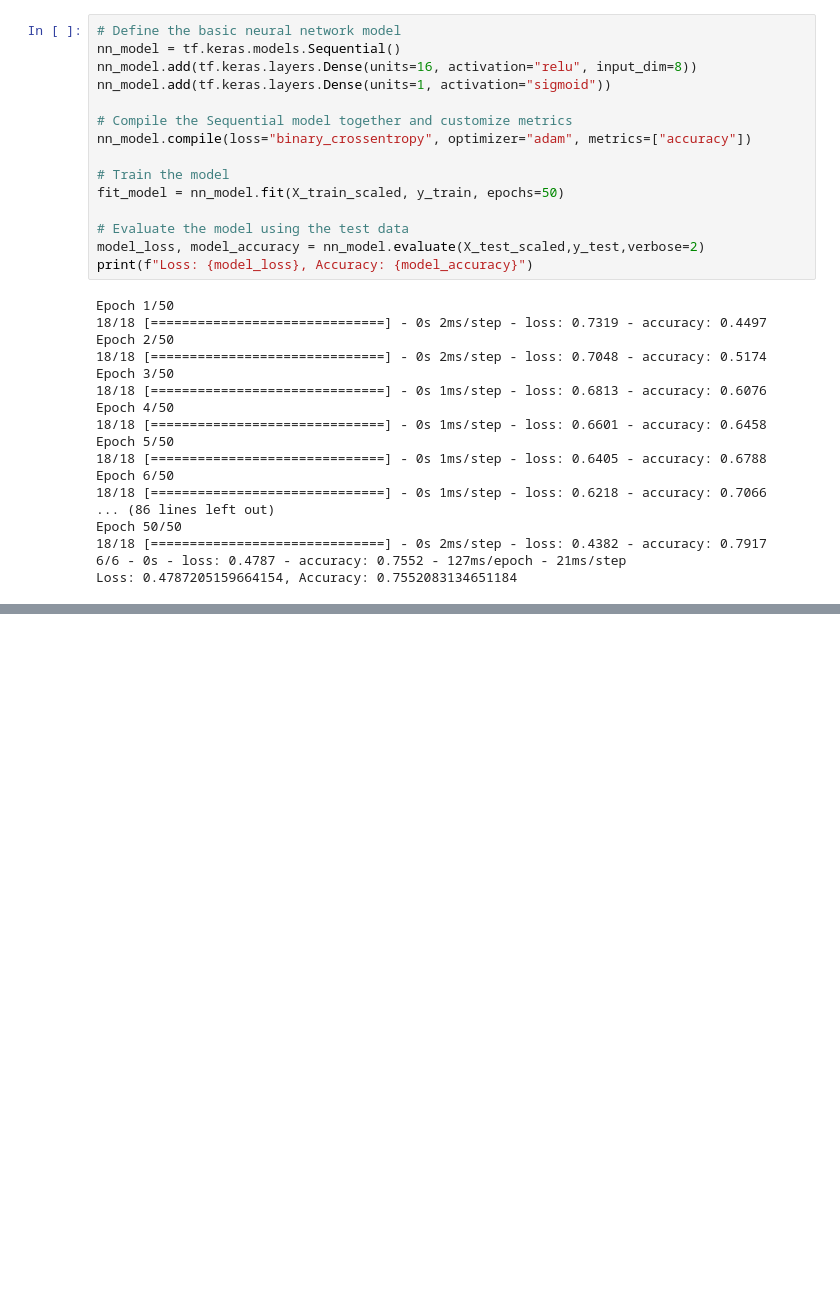
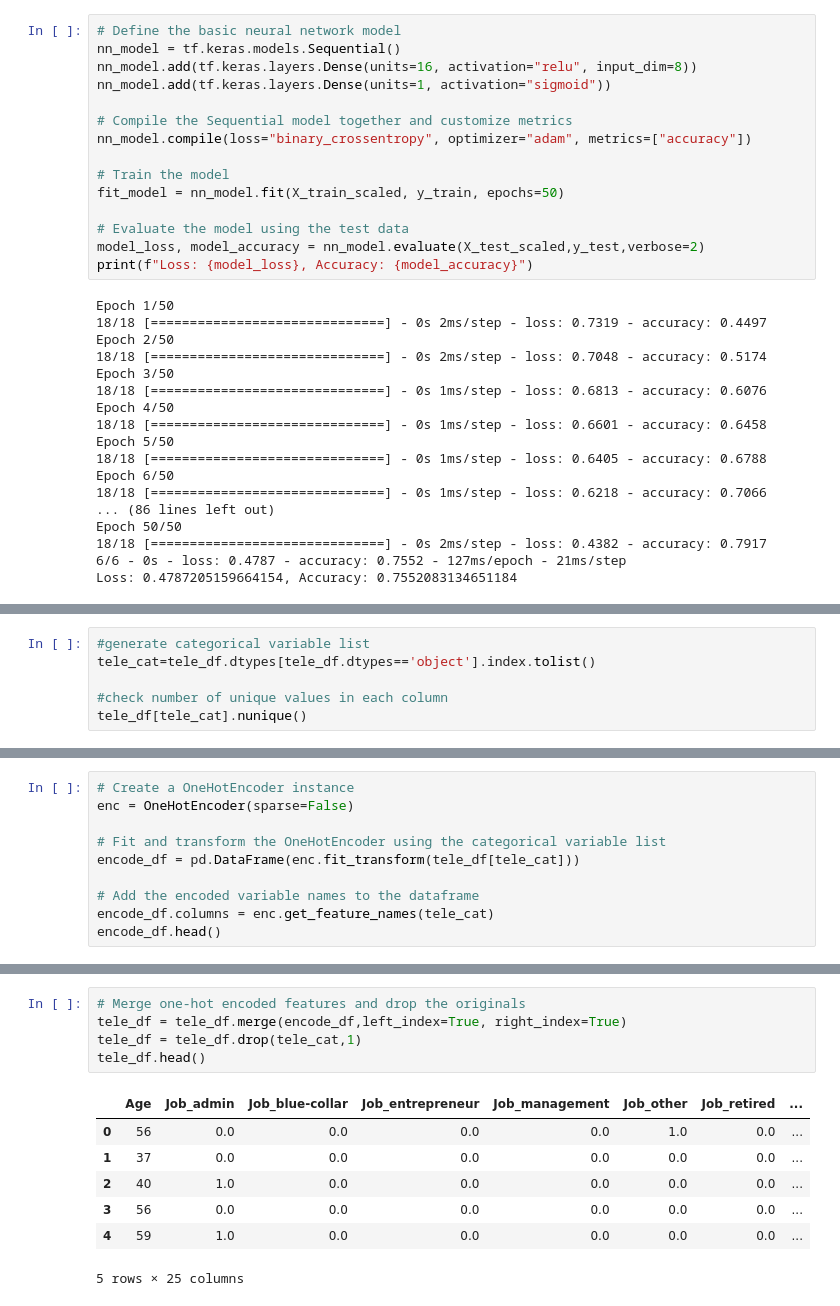
Before and after one commit to Byankap/Neural_Network_Charity_Analysis, a Jupyter notebook: NeuralNetwork.ipynb, the cells around one changed output, grey strips where cells are left out. Cells and saved outputs as stored; diff of their text form; blank space fills up the shorter version.

```diff
--- a/NeuralNetwork.ipynb
+++ b/NeuralNetwork.ipynb
@@ -662,0 +683,6 @@ Loss: 0.4787205159664154, Accuracy: 0.7552083134651184
+# %%
+#generate categorical variable list
+tele_cat=tele_df.dtypes[tele_df.dtypes=='object'].index.tolist()
+
+#check number of unique values in each column
+tele_df[tele_cat].nunique()
@@ -662,0 +698,10 @@ Loss: 0.4787205159664154, Accuracy: 0.7552083134651184
+# %%
+# Create a OneHotEncoder instance
+enc = OneHotEncoder(sparse=False)
+
+# Fit and transform the OneHotEncoder using the categorical variable list
+encode_df = pd.DataFrame(enc.fit_transform(tele_df[tele_cat]))
+
+# Add the encoded variable names to the dataframe
+encode_df.columns = enc.get_feature_names(tele_cat)
+encode_df.head()
@@ -662,0 +716,13 @@ Loss: 0.4787205159664154, Accuracy: 0.7552083134651184
+# %%
+# Merge one-hot encoded features and drop the originals
+tele_df = tele_df.merge(encode_df,left_index=True, right_index=True)
+tele_df = tele_df.drop(tele_cat,1)
+tele_df.head()
+# %% [output]
+|  | Age | Job_admin | Job_blue-collar | Job_entrepreneur | Job_management | Job_other | Job_retired | ... |
+| 0 | 56 | 0.0 | 0.0 | 0.0 | 0.0 | 1.0 | 0.0 | ... |
+| 1 | 37 | 0.0 | 0.0 | 0.0 | 0.0 | 0.0 | 0.0 | ... |
+| 2 | 40 | 1.0 | 0.0 | 0.0 | 0.0 | 0.0 | 0.0 | ... |
+| 3 | 56 | 0.0 | 0.0 | 0.0 | 0.0 | 0.0 | 0.0 | ... |
+| 4 | 59 | 1.0 | 0.0 | 0.0 | 0.0 | 0.0 | 0.0 | ... |
+5 rows × 25 columns
```
Also changed, not shown: parts of 23 cells of this notebook.
